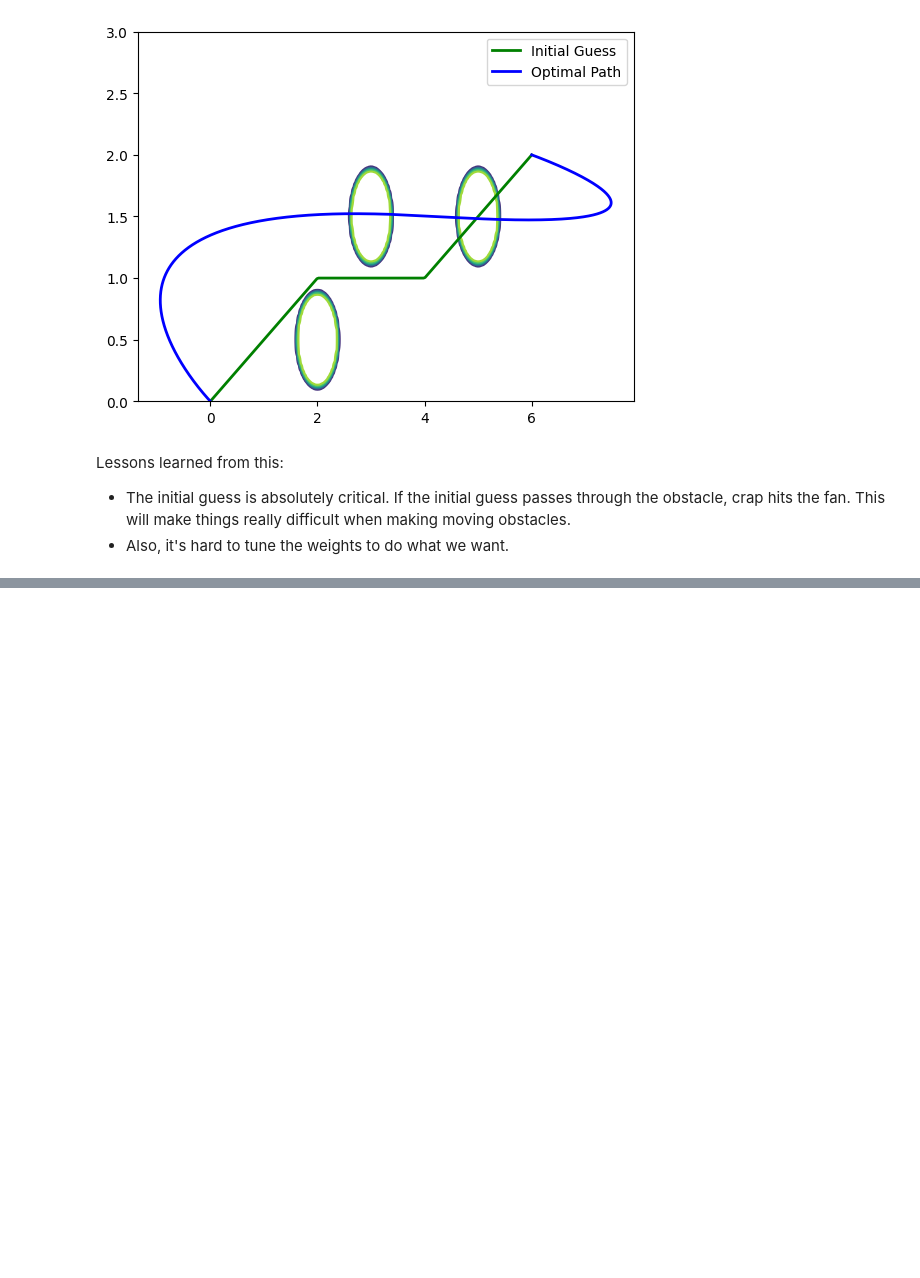
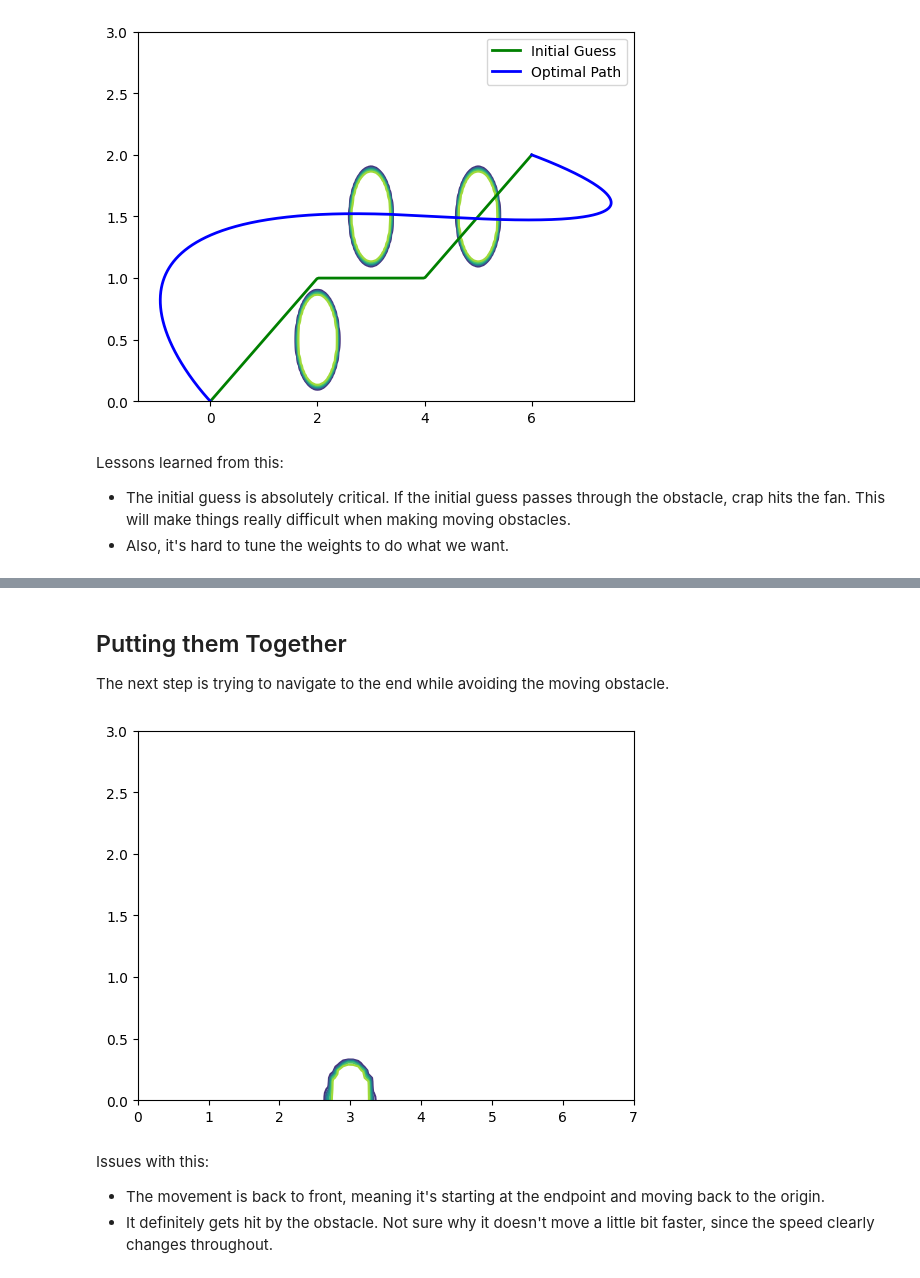
Before and after one commit to jpatrickb/moonlander_optimal_control, a Jupyter notebook: obstacle_avoidance.ipynb, the cells around one changed output, grey strips where cells are left out. Drawn from its saved outputs; the diff is of its cells as text; code cells hidden in the pictures; blank space fills up the shorter version.

```diff
--- a/obstacle_avoidance.ipynb
+++ b/obstacle_avoidance.ipynb
@@ -216,0 +304,77 @@ Lessons learned from this:
+# %% [markdown]
+## Putting them Together
+
+The next step is trying to navigate to the end while avoiding the moving obstacle.
+# %%
+def avoid_moving_obstacle(r, c):
+    """
+    Find the optimal path for the fixed time horizon problem
+    """
+    # Define the parameters for the system
+    W1 = 3
+    W2 = 70
+
+    # Define the ODE for the system
+    def ode(t, y):
+        return np.array([
+            y[2],
+            y[3],
+            y[6] / (2 * W2),
+            y[7] / (2 * W2),
+            moving_obstacle_dx(t, y[0], y[1], W1, r, c),
+            moving_obstacle_dy(t, y[0], y[1], W1, r, c),
+            -y[4],
+            -y[5]
+        ])
+
+    # Define the boundary conditions
+    def bc(ya, yb):
+        return np.array([
+            ya[0] - 6,
+            ya[1] - 1.5,
+            ya[2],
+            ya[3],
+            yb[0],
+            yb[1],
+            yb[2],
+            yb[3]
+        ])
+
+    # Define the initial guess
+    t_steps = 200
+    t_eval = np.linspace(0, 20, t_steps)
+    y0 = np.ones((8, t_steps))
+    x = np.linspace(0, 6, t_steps)
+    y1 = (1.75 / 3) * x[:int(t_steps / 2)]
+    y2 = (1.5 - 1.75) / 3 * (x[int(t_steps / 2):] - 3) + 1.75
+    y_init = np.concatenate((y1, y2))
+    y0[0, :] = x[::-1]
+    y0[1, :] = y_init[::-1]
+    y0[2, :] = -1 * np.ones(t_steps)
+
+    # Solve the ODE
+    sol = solve_bvp(ode, bc, t_eval, y0, max_nodes=30000)
+
+    # Plot the obstacle
+    fig, ax = plt.subplots()
+    x = np.linspace(0, 7, 100)
+    y = np.linspace(0, 3, 100)
+    X, Y = np.meshgrid(x, y)
+
+    def animate(t):
+        ax.clear()
+        contour = ax.contour(X, Y, moving_obstacle(t, X, Y, r=r, c=c))
+        line = ax.plot(*sol.sol(np.linspace(0, t, 200))[:2, :])
+        return contour, line
+
+    ani = FuncAnimation(fig, animate, frames=t_eval, interval=50)
+
+    ani.save("avoiding_moving_object.mp4")
+
+avoid_moving_obstacle((0.1, 0.1), c)
+# %% [output]
+[figure, added]
+# %% [markdown]
+Issues with this:
+- The movement is back to front, meaning it's starting at the endpoint and moving back to the origin.
+- It definitely gets hit by the obstacle. Not sure why it doesn't move a little bit faster, since the speed clearly changes throughout.
```
Also changed, not shown: parts of 6 cells of this notebook.
